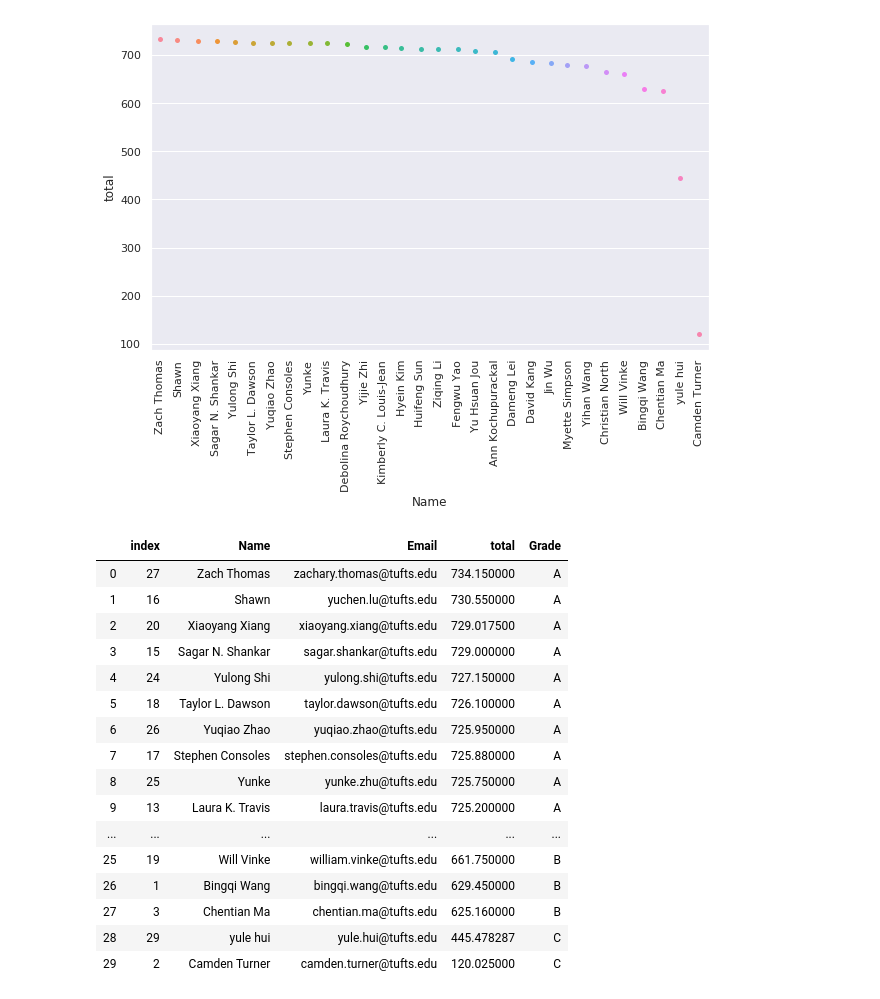
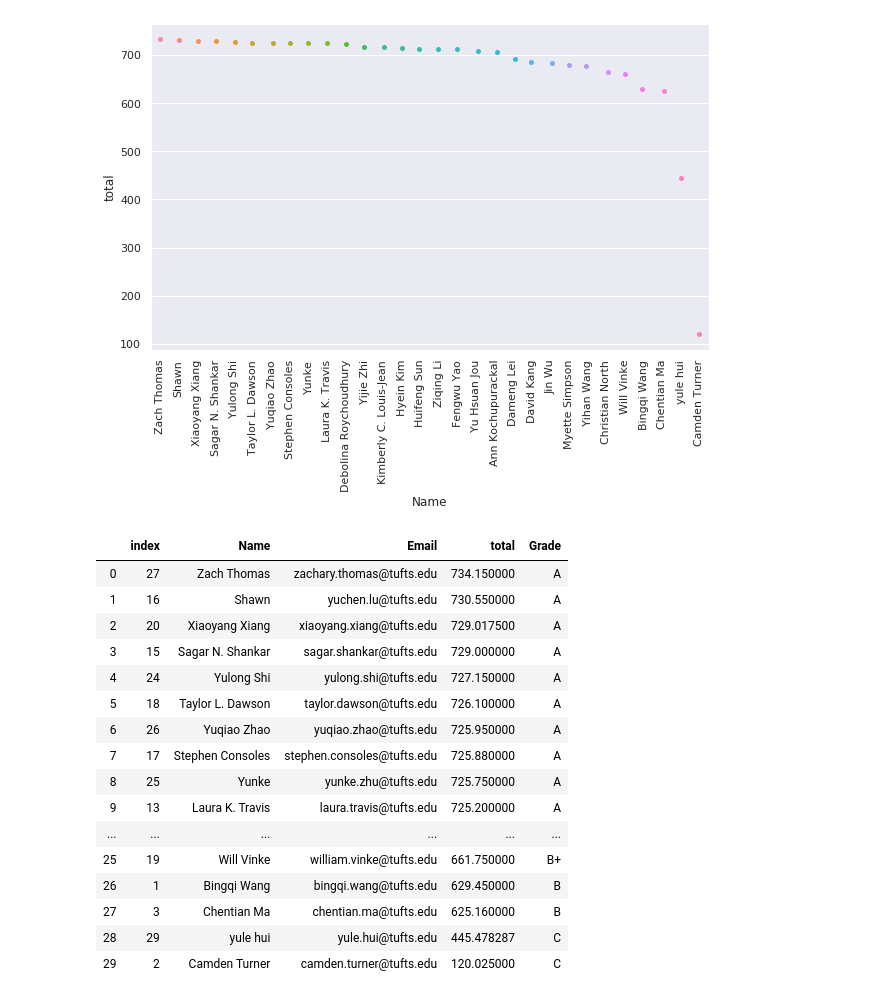
Before and after one commit to singhj/comp205, a Jupyter notebook: stash/xx-exams/fall-2020-grades.ipynb, the cells around one changed output. Saved outputs shown, nothing was run; the diff lists cells and outputs as text; code cells hidden in the pictures.

```diff
--- a/stash/xx-exams/fall-2020-grades.ipynb
+++ b/stash/xx-exams/fall-2020-grades.ipynb
@@ -139,26 +139,28 @@ gph
 # %%
 df6 = df5
 def grade(total):
     if total > 700: return 'A'
+    elif total > 680: return 'A-'
+    elif total > 660: return 'B+'
     elif total > 600: return 'B'
     return 'C'
 df6['Grade']=df5['total'].apply(grade)
 df6 = df6[["Name", "Email", "total", "Grade"]].reset_index()
 df6
 # %% [output]
 |  | index | Name | Email | total | Grade |
 | 0 | 27 | Zach Thomas | zachary.thomas@tufts.edu | 734.150000 | A |
 | 1 | 16 | Shawn | yuchen.lu@tufts.edu | 730.550000 | A |
 | 2 | 20 | Xiaoyang Xiang | xiaoyang.xiang@tufts.edu | 729.017500 | A |
 | 3 | 15 | Sagar N. Shankar | sagar.shankar@tufts.edu | 729.000000 | A |
 | 4 | 24 | Yulong Shi | yulong.shi@tufts.edu | 727.150000 | A |
 | 5 | 18 | Taylor L. Dawson | taylor.dawson@tufts.edu | 726.100000 | A |
 | 6 | 26 | Yuqiao Zhao | yuqiao.zhao@tufts.edu | 725.950000 | A |
 | 7 | 17 | Stephen Consoles | stephen.consoles@tufts.edu | 725.880000 | A |
 | 8 | 25 | Yunke | yunke.zhu@tufts.edu | 725.750000 | A |
 | 9 | 13 | Laura K. Travis | laura.travis@tufts.edu | 725.200000 | A |
 | ... | ... | ... | ... | ... | ... |
-| 25 | 19 | Will Vinke | william.vinke@tufts.edu | 661.750000 | B |
+| 25 | 19 | Will Vinke | william.vinke@tufts.edu | 661.750000 | B+ |
 | 26 | 1 | Bingqi Wang | bingqi.wang@tufts.edu | 629.450000 | B |
 | 27 | 3 | Chentian Ma | chentian.ma@tufts.edu | 625.160000 | B |
 | 28 | 29 | yule hui | yule.hui@tufts.edu | 445.478287 | C |
```
